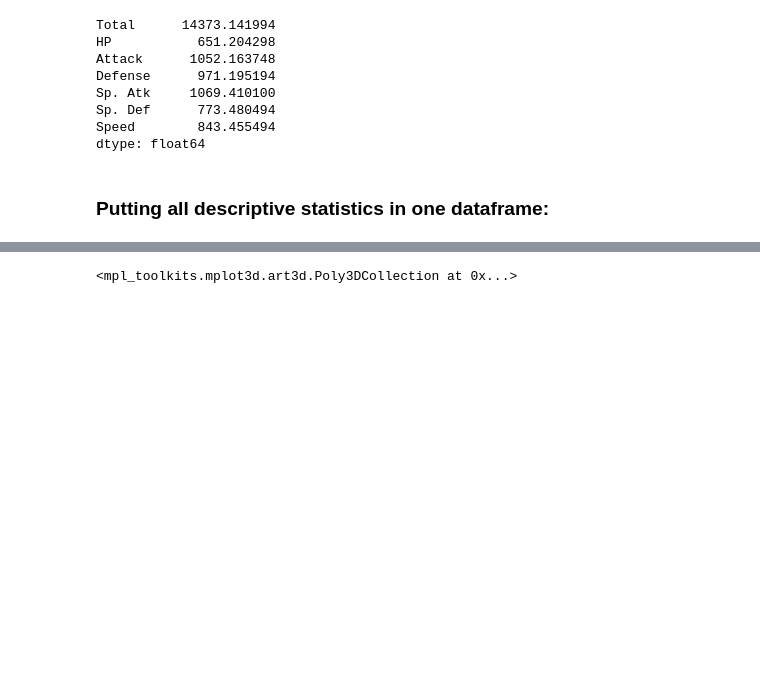
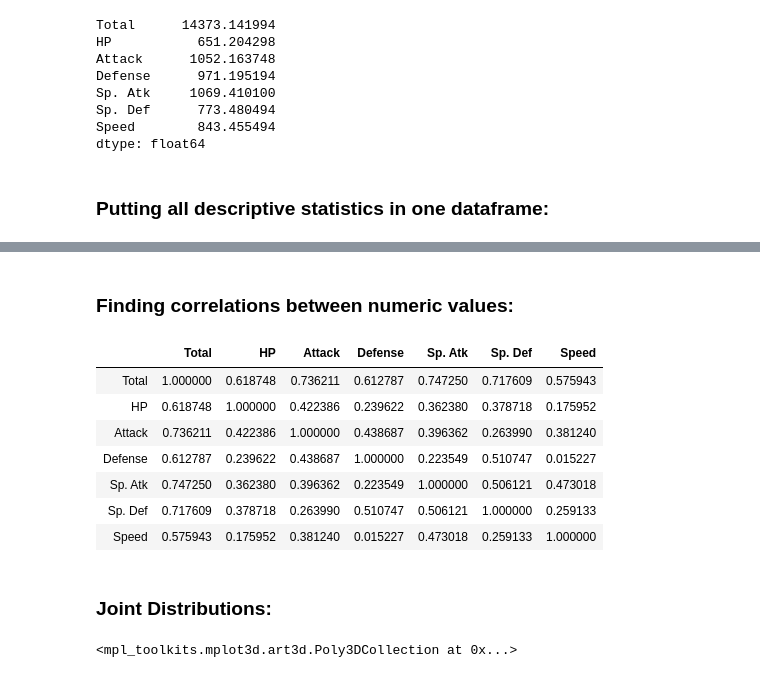
Before and after one commit to iremnasir/bootcamp_progress, a Jupyter notebook: Pokemon.ipynb, the cells around one changed output, grey strips where cells are left out. Drawn from its saved outputs; the diff is of its cells as text; code cells hidden in the pictures; blank space fills up the shorter version.

```diff
--- a/Pokemon.ipynb
+++ b/Pokemon.ipynb
@@ -213,3 +197,18 @@ Speed     29.042305   45.00   29.042305     180.0       5.0       175.0
+# %% [markdown]
+### Finding correlations between numeric values:
+# %%
+pokemon[metric_cols].corr()
+# %% [output]
+|  | Total | HP | Attack | Defense | Sp. Atk | Sp. Def | Speed |
+| Total | 1.000000 | 0.618748 | 0.736211 | 0.612787 | 0.747250 | 0.717609 | 0.575943 |
+| HP | 0.618748 | 1.000000 | 0.422386 | 0.239622 | 0.362380 | 0.378718 | 0.175952 |
+| Attack | 0.736211 | 0.422386 | 1.000000 | 0.438687 | 0.396362 | 0.263990 | 0.381240 |
+| Defense | 0.612787 | 0.239622 | 0.438687 | 1.000000 | 0.223549 | 0.510747 | 0.015227 |
+| Sp. Atk | 0.747250 | 0.362380 | 0.396362 | 0.223549 | 1.000000 | 0.506121 | 0.473018 |
+| Sp. Def | 0.717609 | 0.378718 | 0.263990 | 0.510747 | 0.506121 | 1.000000 | 0.259133 |
+| Speed | 0.575943 | 0.175952 | 0.381240 | 0.015227 | 0.473018 | 0.259133 | 1.000000 |
+# %% [markdown]
+### Joint Distributions:
 # %%
 from mpl_toolkits import mplot3d
 fig = plt.figure(figsize=(12, 8))
```
Also changed, not shown: parts of 3 cells of this notebook.
